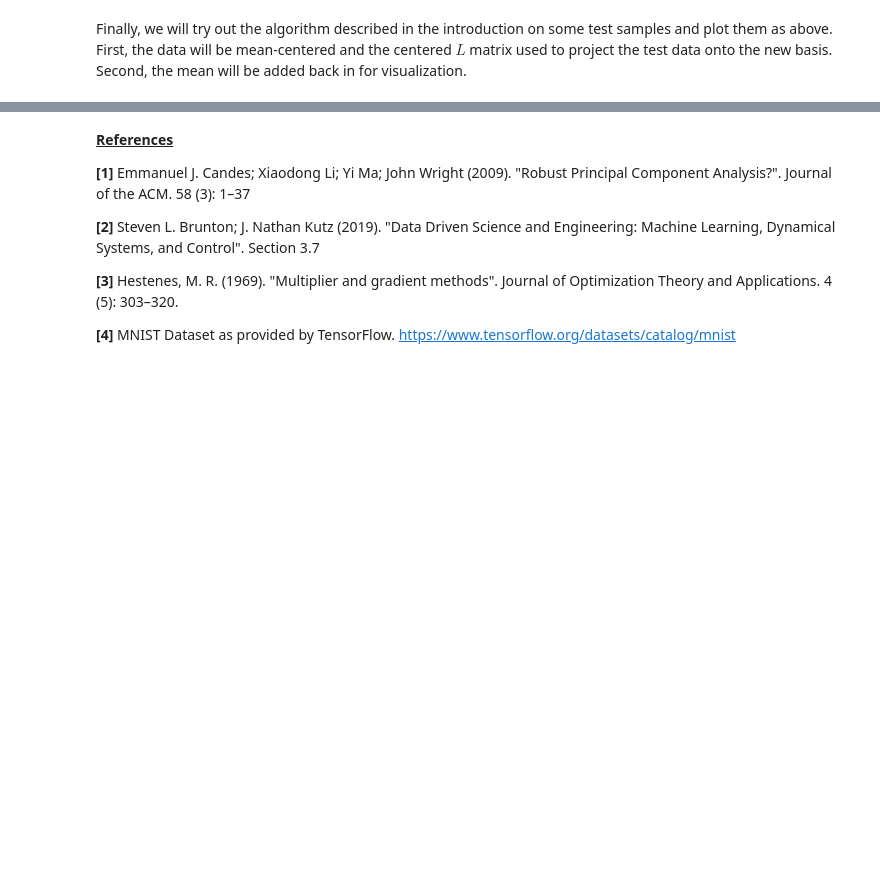
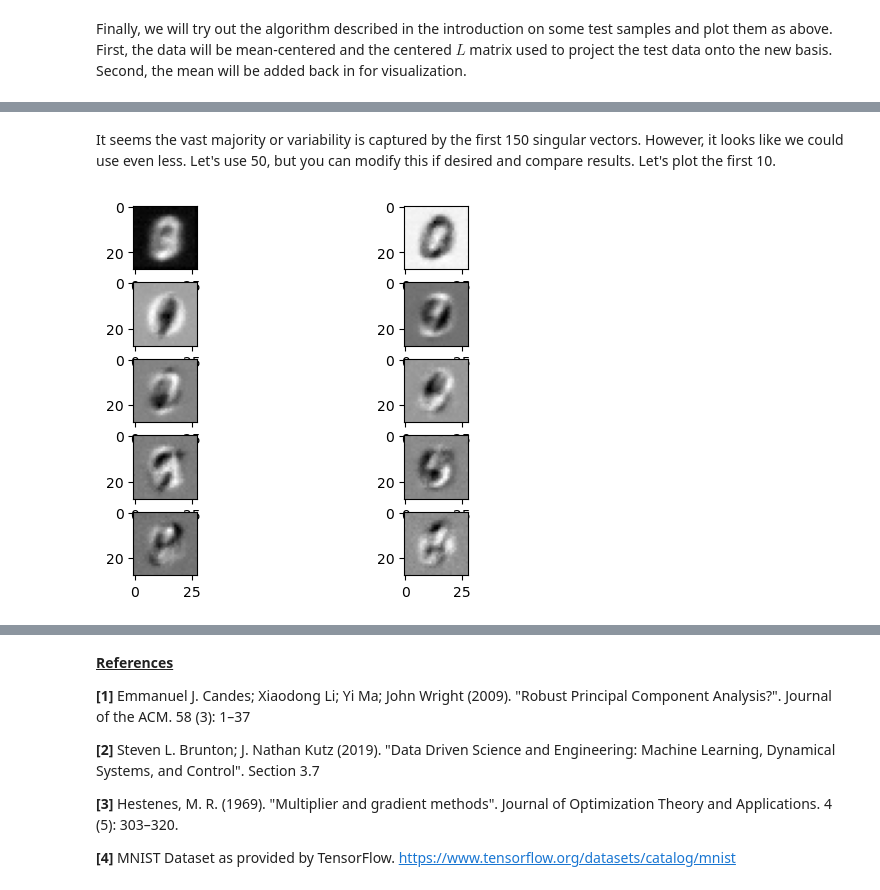
Before and after one commit to bodle720/DSTopics, a Jupyter notebook: PCA_robust/PCA_robust_handwritten_digits_noise.ipynb, the cells around one changed output, grey strips where cells are left out. Cells and saved outputs as stored; diff of their text form; code cells hidden in the pictures; blank space fills up the shorter version.

```diff
--- a/PCA_robust/PCA_robust_handwritten_digits_noise.ipynb
+++ b/PCA_robust/PCA_robust_handwritten_digits_noise.ipynb
@@ -312,0 +323,12 @@ plt.show()
+# %% [markdown]
+It seems the vast majority or variability is captured by the first 150 singular vectors. However, it looks like we could use even less. Let's use 50, but you can modify this if desired and compare results. Let's plot the first 10.
+# %%
+number_sing_vals = 50
+
+eigendigits = U[:,:number_sing_vals]
+f, axarr = plt.subplots(5,2)
+for ix in range(10):
+    axarr[(ix//2)%5,ix%2].imshow(eigendigits[:,ix].reshape((28,28)), cmap = 'gray')
+plt.show()
+# %% [output]
+[figure, added]
```
Also changed, not shown: parts of 14 cells of this notebook, 1 other file.
